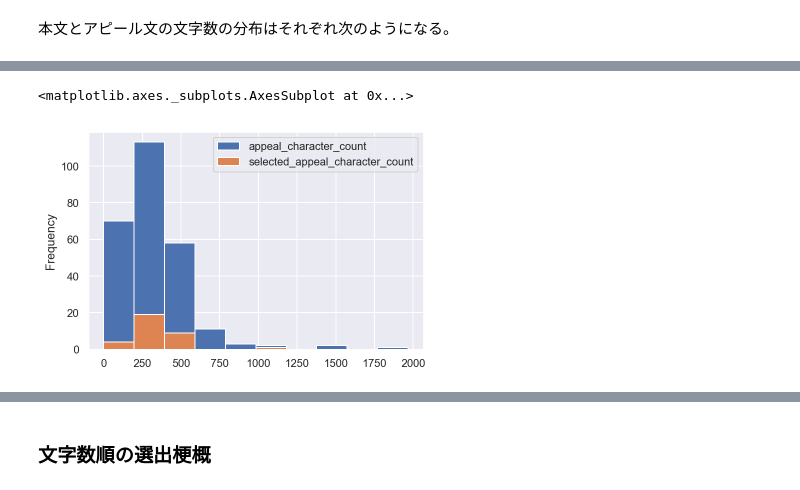
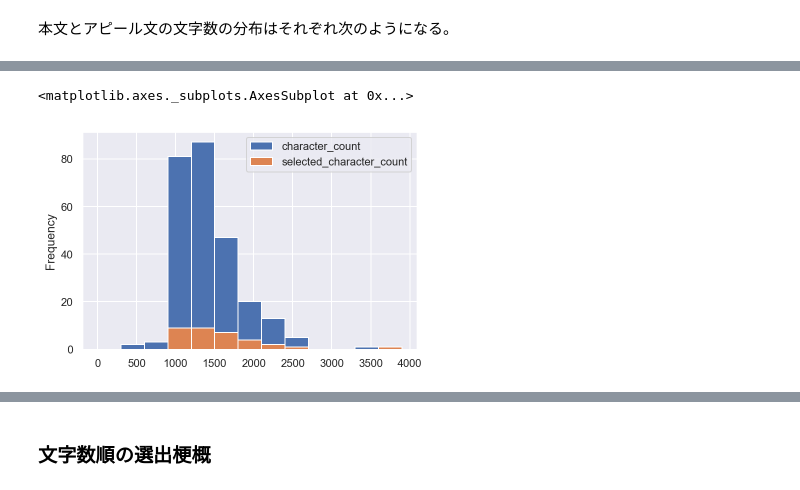
Before and after one commit to fuji-nakahara/genron-school-sf-app, a Jupyter notebook: notebook/genron-sf-2018-data-analysis.ipynb, the cells around one changed output, grey strips where cells are left out. Cells and saved outputs as stored; diff of their text form; code cells hidden in the pictures.

Commit message:
Update character count histogram bins

```diff
--- a/notebook/genron-sf-2018-data-analysis.ipynb
+++ b/notebook/genron-sf-2018-data-analysis.ipynb
@@ -403,5 +398,6 @@ character_counts_with_selected[['character_count', 'selected_character_count']].
-# %%
-character_counts_with_selected[['appeal_character_count', 'selected_appeal_character_count']].plot.hist()
-# %% [output]
-<matplotlib.axes._subplots.AxesSubplot at 0x...>
-[figure, removed]
+# %%
+bins = list(range(0, character_counts_with_selected.character_count.max() + 300, 300))
+character_counts_with_selected[['character_count', 'selected_character_count']].plot.hist(bins=bins)
+# %% [output]
+<matplotlib.axes._subplots.AxesSubplot at 0x...>
+[figure, added]
```
Also changed, not shown: parts of 3 cells of this notebook.
